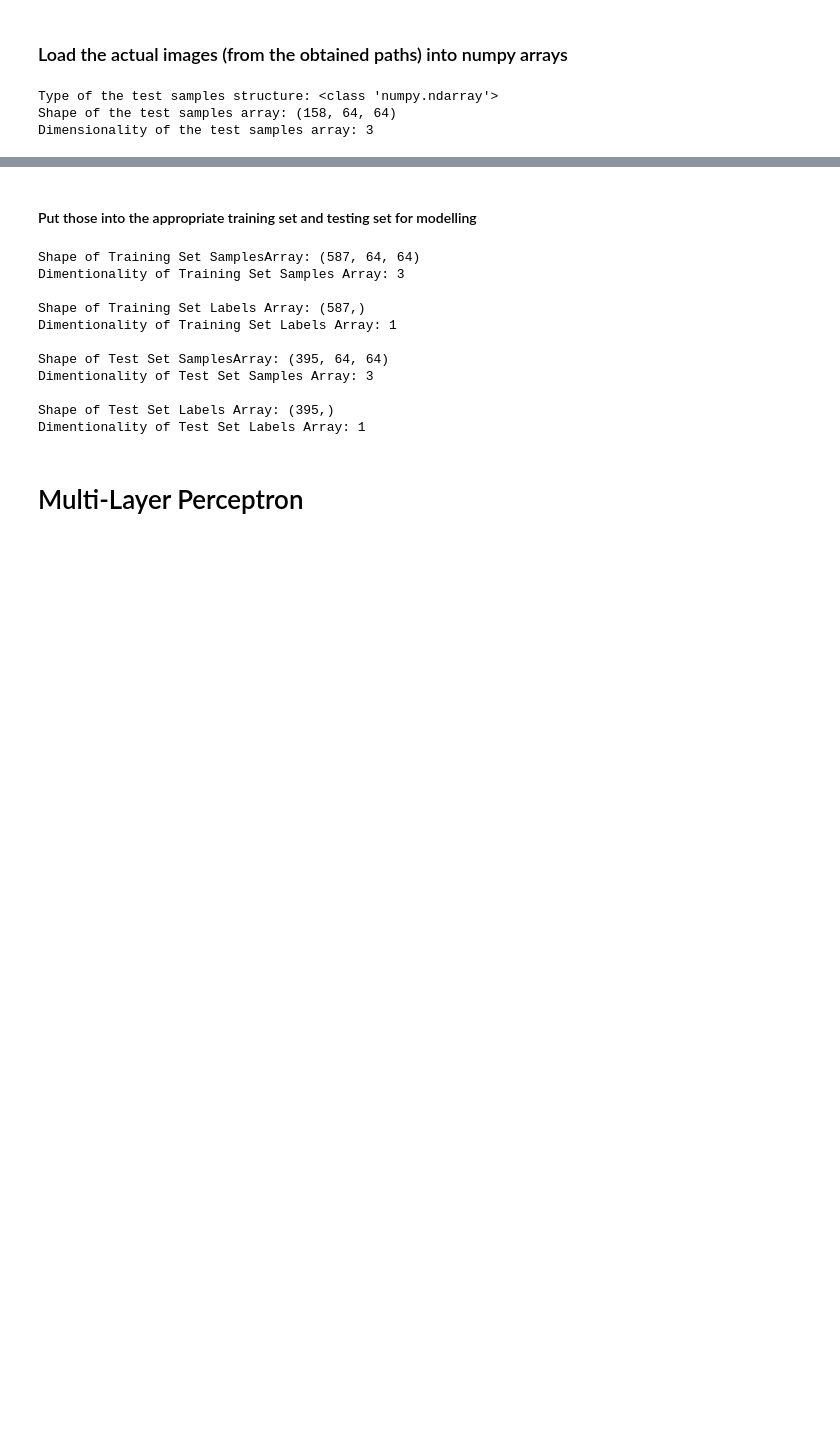
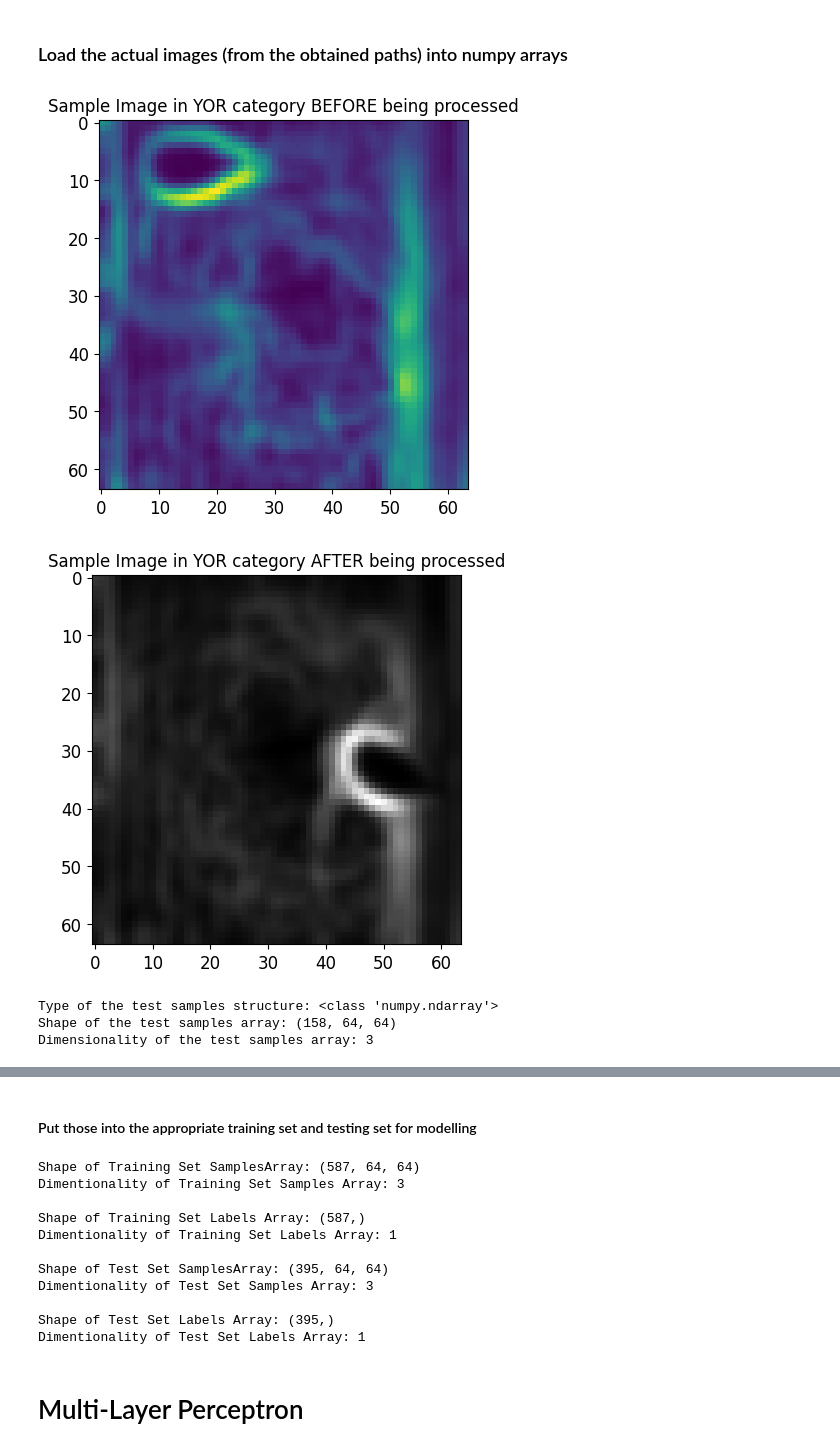
Before and after one commit to kmock930/Texture-Image-Comparison, a Jupyter notebook: CSI5341 Assignment 2 - Kelvin Mock 300453668.ipynb, the cells around one changed output, grey strips where cells are left out. Cells and saved outputs as stored; diff of their text form; code cells hidden in the pictures; blank space fills up the shorter version.

```diff
--- a/CSI5341 Assignment 2 - Kelvin Mock 300453668.ipynb
+++ b/CSI5341 Assignment 2 - Kelvin Mock 300453668.ipynb
@@ -134,11 +139,13 @@ Inspecting the path in each set...
 # %% [markdown]
 ### Load the actual images (from the obtained paths) into numpy arrays
 # %%
-YOR_TEST_SAMPLES = load_images(YOR_TEST_SAMPLES);
+YOR_TEST_SAMPLES = load_images(YOR_TEST_SAMPLES, constants.YOR.upper());
 print(f"Type of the test samples structure: {type(YOR_TEST_SAMPLES)}");
 print(f"Shape of the test samples array: {YOR_TEST_SAMPLES.shape}");
 print(f"Dimensionality of the test samples array: {YOR_TEST_SAMPLES.ndim}");
 # %% [output]
+[figure, added]
+[figure, added]
 Type of the test samples structure: <class 'numpy.ndarray'>
 Shape of the test samples array: (158, 64, 64)
 Dimensionality of the test samples array: 3
```
Also changed, not shown: parts of 5 cells of this notebook, 2 other files.
